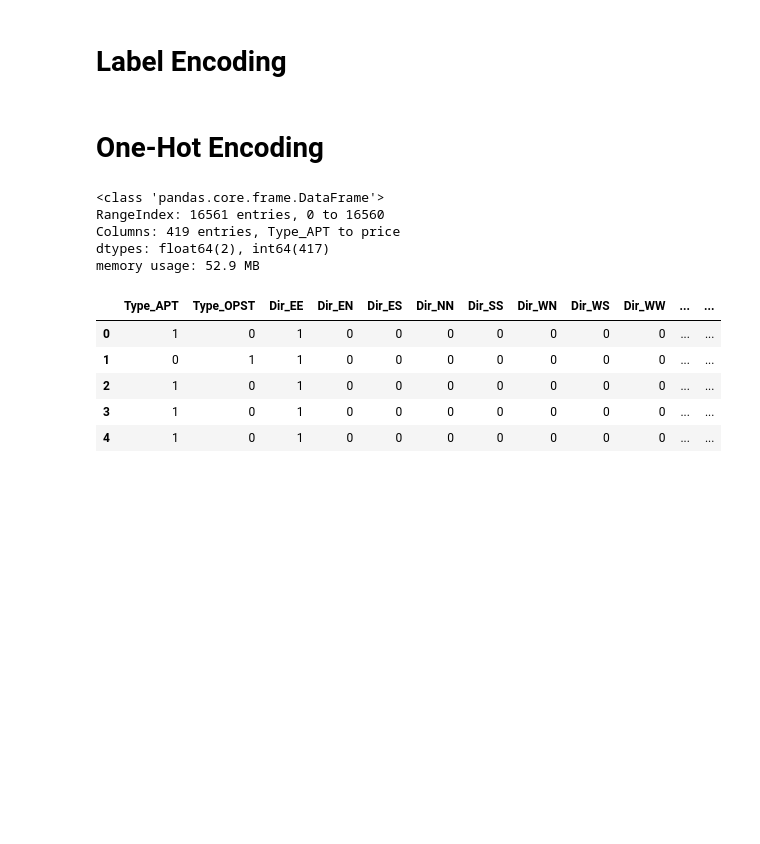
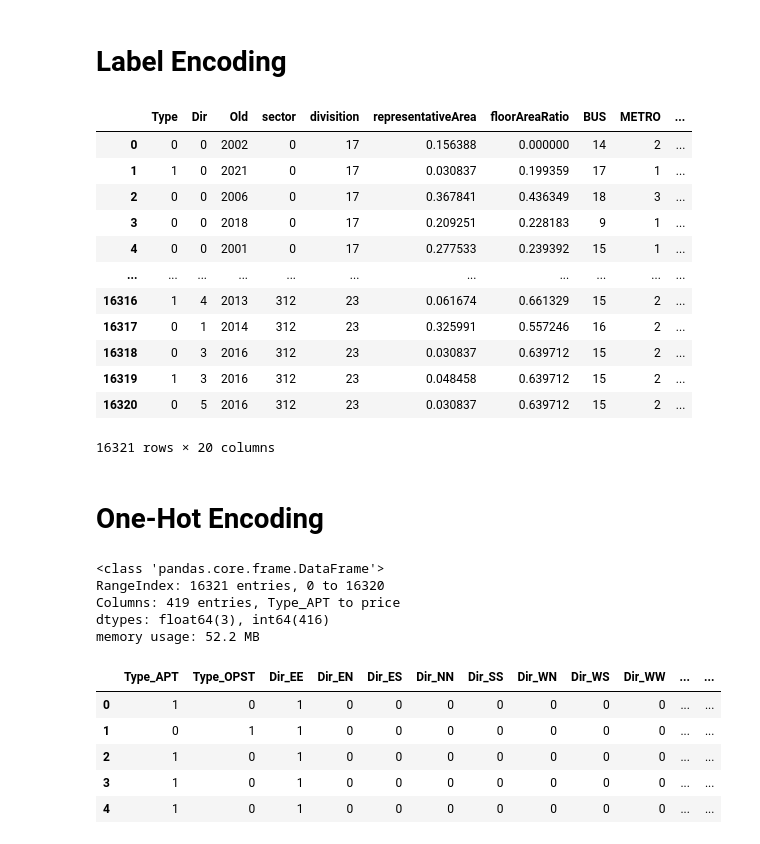
Before and after one commit to ByungJin-Lee/NaverRealEstateHavester, a Jupyter notebook: Training.ipynb, the cells around one changed output. Cells and saved outputs as stored; diff of their text form; code cells hidden in the pictures; blank space fills up the shorter version.

```diff
--- a/Training.ipynb
+++ b/Training.ipynb
@@ -143,25 +184,39 @@ ax.set_yticklabels(ylabels)
 # %% [markdown]
 # Label Encoding
 # %%
-# from sklearn.preprocessing import LabelEncoder
+from sklearn.preprocessing import LabelEncoder
 
-# def labelencoder(df):
-#     encoders = {}
-#     i = 0
-#     for c in df.columns:
-#         encoders[i] = None
-#         if df[c].dtype=='object':
-#             df[c] = df[c].fillna('N')
-#             lbl = LabelEncoder()
-#             lbl.fit(list(df[c].values))
-#             df[c] = lbl.transform(df[c].values)
-#             encoders[i] = lbl
-#         i += 1
-#     return df, encoders
+def labelencoder(df):
+    encoders = {}
+    i = 0
+    for c in df.columns:
+        encoders[i] = None
+        if df[c].dtype=='object':
+            df[c] = df[c].fillna('N')
+            lbl = LabelEncoder()
+            lbl.fit(list(df[c].values))
+            df[c] = lbl.transform(df[c].values)
+            encoders[i] = lbl
+        i += 1
+    return df, encoders
 
-# train_df, encoder_lbl = labelencoder(train_df)
+train_lbl_df, encoder_lbl = labelencoder(train_df.copy())
 
-# train_df
+train_lbl_df
+# %% [output]
+|  | Type | Dir | Old | sector | divisition | representativeArea | floorAreaRatio | BUS | METRO | ... |
+| 0 | 0 | 0 | 2002 | 0 | 17 | 0.156388 | 0.000000 | 14 | 2 | ... |
+| 1 | 1 | 0 | 2021 | 0 | 17 | 0.030837 | 0.199359 | 17 | 1 | ... |
+| 2 | 0 | 0 | 2006 | 0 | 17 | 0.367841 | 0.436349 | 18 | 3 | ... |
+| 3 | 0 | 0 | 2018 | 0 | 17 | 0.209251 | 0.228183 | 9 | 1 | ... |
+| 4 | 0 | 0 | 2001 | 0 | 17 | 0.277533 | 0.239392 | 15 | 1 | ... |
+| ... | ... | ... | ... | ... | ... | ... | ... | ... | ... | ... |
+| 16316 | 1 | 4 | 2013 | 312 | 23 | 0.061674 | 0.661329 | 15 | 2 | ... |
+| 16317 | 0 | 1 | 2014 | 312 | 23 | 0.325991 | 0.557246 | 16 | 2 | ... |
+| 16318 | 0 | 3 | 2016 | 312 | 23 | 0.030837 | 0.639712 | 15 | 2 | ... |
+| 16319 | 1 | 3 | 2016 | 312 | 23 | 0.048458 | 0.639712 | 15 | 2 | ... |
+| 16320 | 0 | 5 | 2016 | 312 | 23 | 0.030837 | 0.639712 | 15 | 2 | ... |
+16321 rows × 20 columns
 # %% [markdown]
 # One-Hot Encoding
 # %%
@@ -176,9 +231,9 @@ def encode_one_hot(df, col_name):
     res_df.reset_index(drop=True, inplace=True)
     return ohe, res_df
 
-one_hot_df = df[one_hot_col]
+one_hot_df = train_df[one_hot_col]
 
-temp_df = df.drop(labels=one_hot_col, axis=1)
+temp_df = train_df.drop(labels=one_hot_col, axis=1)
 temp_df.reset_index(drop=True, inplace=True)
 
 encoders_hot = []
@@ -196,10 +251,10 @@ train_df = pd.concat(encoded_dfs, axis=1)
 train_df.info()
 # %% [output]
 <class 'pandas.core.frame.DataFrame'>
-RangeIndex: 16561 entries, 0 to 16560
+RangeIndex: 16321 entries, 0 to 16320
 Columns: 419 entries, Type_APT to price
-dtypes: float64(2), int64(417)
-memory usage: 52.9 MB
+dtypes: float64(3), int64(416)
+memory usage: 52.2 MB
 # %%
 train_df.head()
 # %% [output]
```
Also changed, not shown: parts of 21 cells of this notebook, 2 other files.
